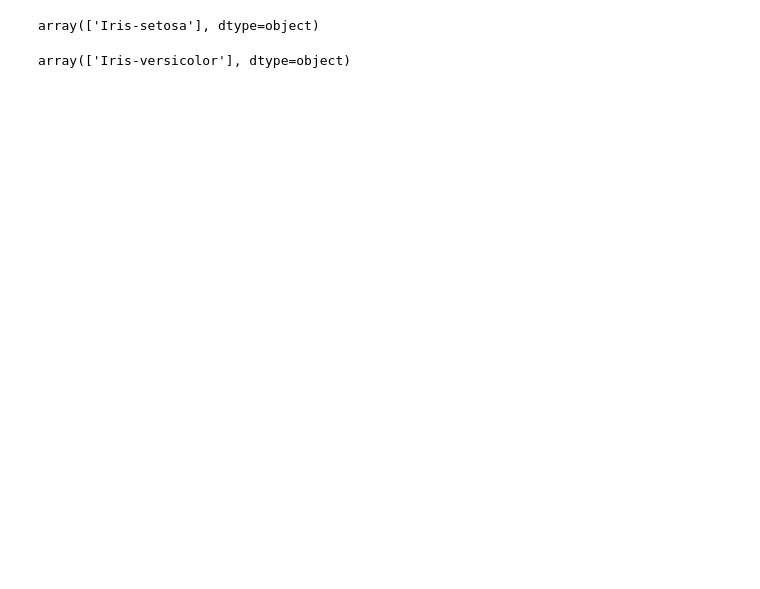
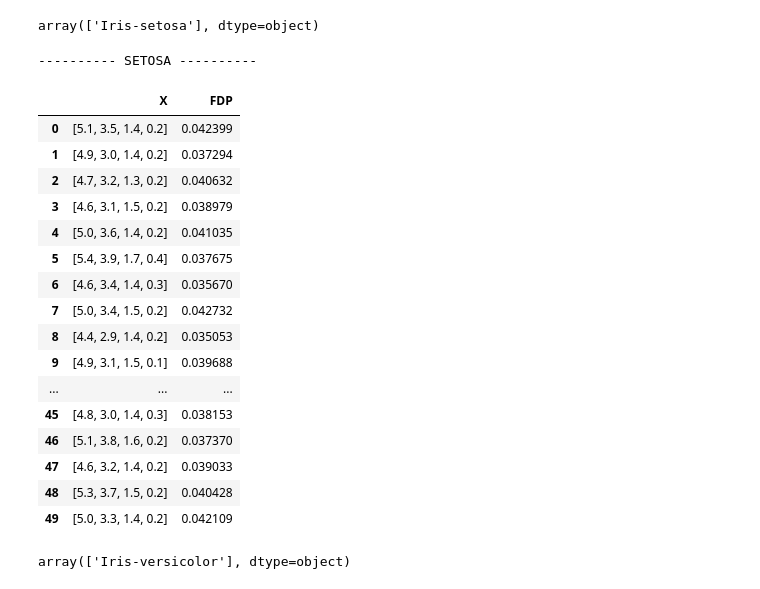
Before and after one commit to yuriresendematias/Aprendizagem-de-Maquina, a Jupyter notebook: Semana 8/Atividade8.ipynb, the cells around one changed output. Saved outputs shown, nothing was run; the diff lists cells and outputs as text; code cells hidden in the pictures; blank space fills up the shorter version.

```diff
--- a/Semana 8/Atividade8.ipynb
+++ b/Semana 8/Atividade8.ipynb
@@ -17,13 +26,53 @@ data.head()
 # %%
 import math
+import numpy as np
 
-def fdp(x, m, dp):
-    return (1/(dp * math.sqrt(2*math.pi))) * math.exp(-(math.pow(x-m,2)/2*math.pow(dp,2)))
+def fdp(x, m, corr, det, inv, p):
+    return (1/(math.pow(2*math.pi, p/2) * math.pow(det, 1/2))  * math.exp(-(1/2)*(x - m).dot(inv).dot((x - m).T)))
 # %%
 setosa = data.loc[data['variety'] == 'Iris-setosa']
 setosa['variety'].unique()
 # %% [output]
 array(['Iris-setosa'], dtype=object)
+# %%
+
+print("---------- SETOSA ----------")
+df1  = {'X':[], 'FDP':[]}
+corr = setosa.corr()                #matriz de correlação
+det  = np.linalg.det(corr)          #determinante da matriz de correalação
+inv  = np.linalg.inv(corr)          #inversa da matriz de correlação
+p    = setosa.columns.size - 1      #numero de caracteristicas
+m1   = []
+
+for i in setosa.drop(['variety'], axis=1).columns:
+    m1.append(setosa[i].mean())
+
+m1 = np.array(m1)
+for i, j in setosa.drop(['variety'], axis=1).iterrows():
+    x = np.array(j.to_list())
+    df1['X'].append(j.to_list())
+    df1['FDP'].append(fdp(x, m1, corr, det, inv, p))
+
+pd.DataFrame(df1)
+# %% [output]
+---------- SETOSA ----------
+|  | X | FDP |
+| 0 | [5.1, 3.5, 1.4, 0.2] | 0.042399 |
+| 1 | [4.9, 3.0, 1.4, 0.2] | 0.037294 |
+| 2 | [4.7, 3.2, 1.3, 0.2] | 0.040632 |
+| 3 | [4.6, 3.1, 1.5, 0.2] | 0.038979 |
+| 4 | [5.0, 3.6, 1.4, 0.2] | 0.041035 |
+| 5 | [5.4, 3.9, 1.7, 0.4] | 0.037675 |
+| 6 | [4.6, 3.4, 1.4, 0.3] | 0.035670 |
+| 7 | [5.0, 3.4, 1.5, 0.2] | 0.042732 |
+| 8 | [4.4, 2.9, 1.4, 0.2] | 0.035053 |
+| 9 | [4.9, 3.1, 1.5, 0.1] | 0.039688 |
+| ... | ... | ... |
+| 45 | [4.8, 3.0, 1.4, 0.3] | 0.038153 |
+| 46 | [5.1, 3.8, 1.6, 0.2] | 0.037370 |
+| 47 | [4.6, 3.2, 1.4, 0.2] | 0.039033 |
+| 48 | [5.3, 3.7, 1.5, 0.2] | 0.040428 |
+| 49 | [5.0, 3.3, 1.4, 0.2] | 0.042109 |
 # %%
 versicolor = data.loc[data['variety'] == 'Iris-versicolor']
 versicolor['variety'].unique()
```
Also changed, not shown: parts of 5 cells of this notebook.
